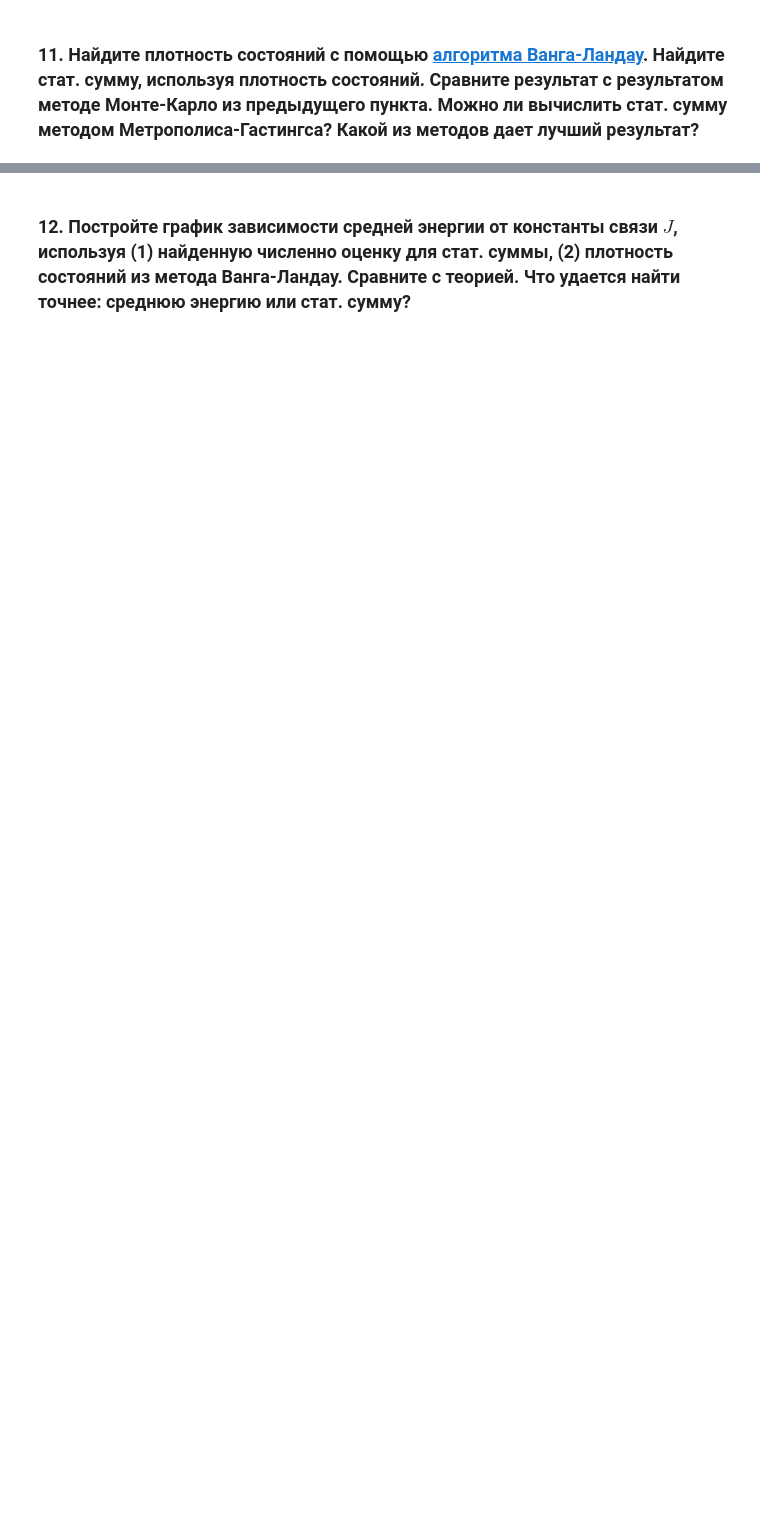
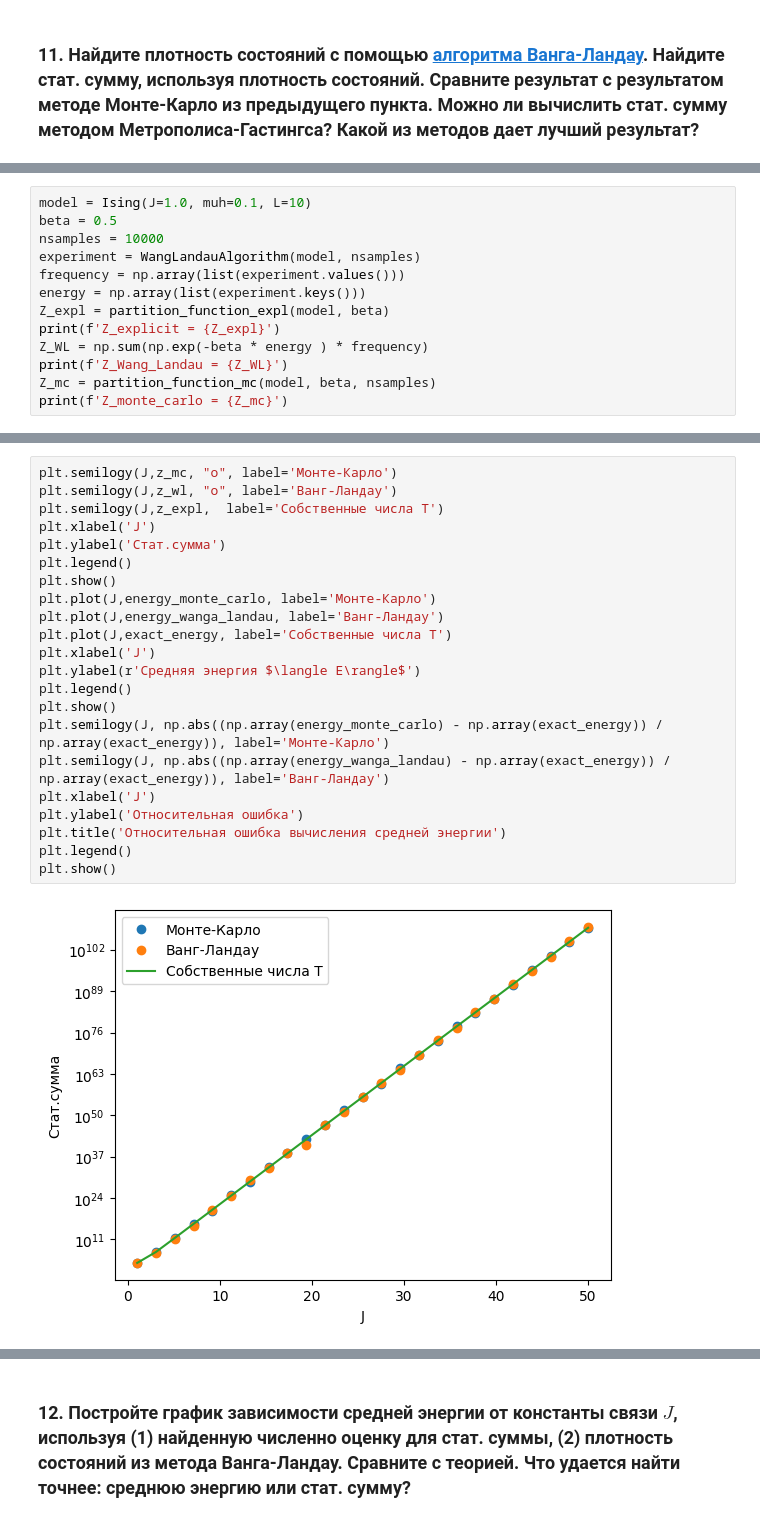
Before and after one commit to dyed-eye/numerical-methods, a Jupyter notebook: 8. MonteCarlo.ipynb, the cells around one changed output, grey strips where cells are left out. Cells and saved outputs as stored; diff of their text form; blank space fills up the shorter version.

```diff
--- a/8. MonteCarlo.ipynb
+++ b/8. MonteCarlo.ipynb
@@ -829,0 +1193,13 @@ def mc_partition(L, J, h, beta, samples):
+# %%
+model = Ising(J=1.0, muh=0.1, L=10)
+beta = 0.5
+nsamples = 10000
+experiment = WangLandauAlgorithm(model, nsamples)
+frequency = np.array(list(experiment.values()))
+energy = np.array(list(experiment.keys()))
+Z_expl = partition_function_expl(model, beta)
+print(f'Z_explicit = {Z_expl}')
+Z_WL = np.sum(np.exp(-beta * energy ) * frequency)
+print(f'Z_Wang_Landau = {Z_WL}')
+Z_mc = partition_function_mc(model, beta, nsamples)
+print(f'Z_monte_carlo = {Z_mc}')
@@ -829,0 +1242,24 @@ def mc_partition(L, J, h, beta, samples):
+# %%
+plt.semilogy(J,z_mc, "o", label='Монте-Карло')
+plt.semilogy(J,z_wl, "o", label='Ванг-Ландау')
+plt.semilogy(J,z_expl,  label='Собственные числа T')
+plt.xlabel('J')
+plt.ylabel('Стат.сумма')
+plt.legend()
+plt.show()
+plt.plot(J,energy_monte_carlo, label='Монте-Карло')
+plt.plot(J,energy_wanga_landau, label='Ванг-Ландау')
+plt.plot(J,exact_energy, label='Собственные числа T')
+plt.xlabel('J')
+plt.ylabel(r'Средняя энергия $\langle E\rangle$')
+plt.legend()
+plt.show()
+plt.semilogy(J, np.abs((np.array(energy_monte_carlo) - np.array(exact_energy)) / np.array(exact_energy)), label='Монте-Карло')
+plt.semilogy(J, np.abs((np.array(energy_wanga_landau) - np.array(exact_energy)) / np.array(exact_energy)), label='Ванг-Ландау')
+plt.xlabel('J')
+plt.ylabel('Относительная ошибка')
+plt.title('Относительная ошибка вычисления средней энергии')
+plt.legend()
+plt.show()
+# %% [output]
+[figure, added]
```
Also changed, not shown: parts of 38 cells of this notebook.
